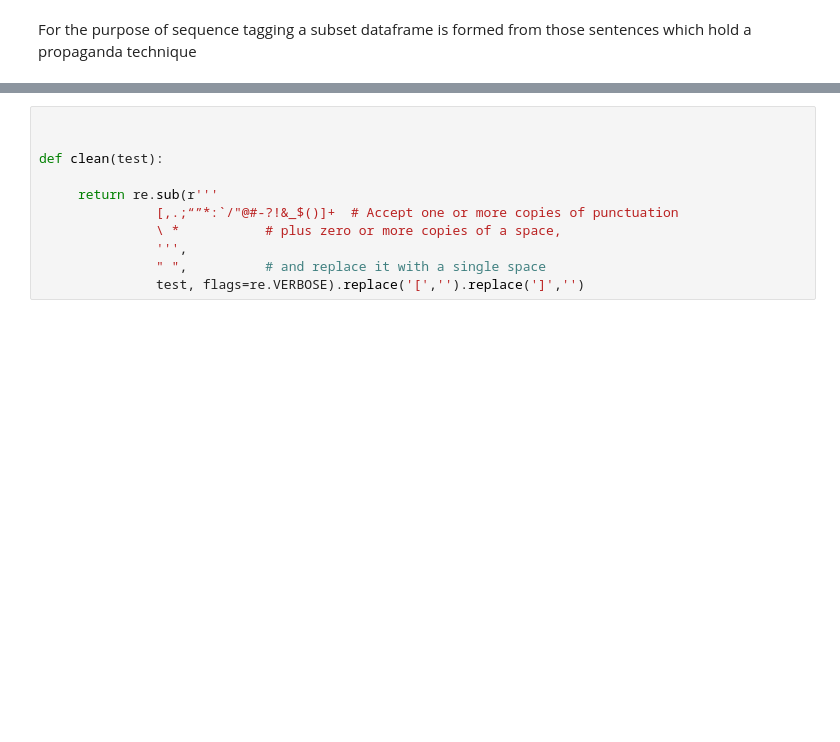
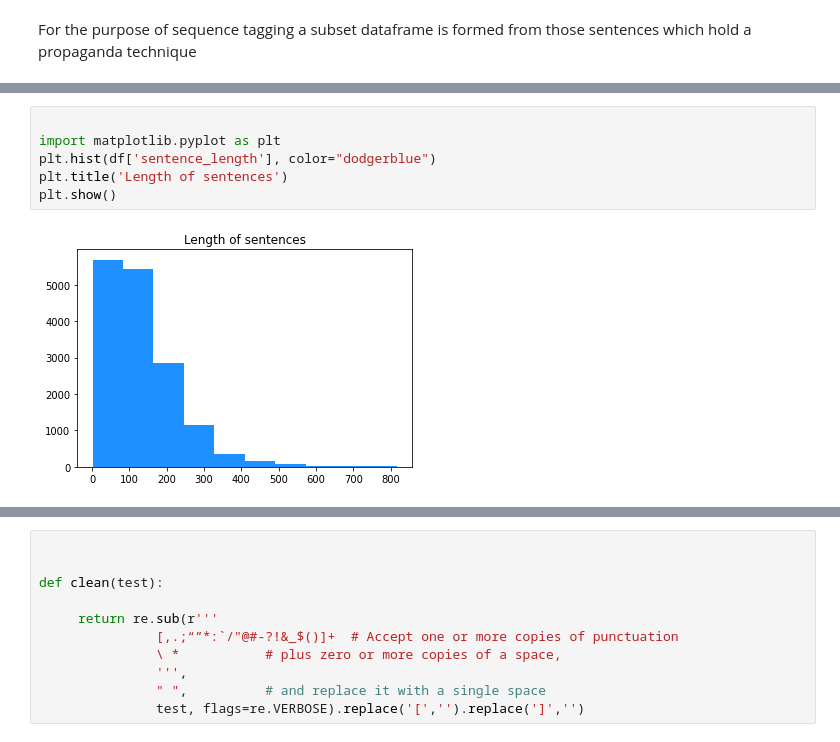
Before and after one commit to linhnguyen222/DPS-Silo, a Jupyter notebook: SeqTagMulticlass_Luna.ipynb, the cells around one changed output, grey strips where cells are left out. Cells and saved outputs as stored; diff of their text form; blank space fills up the shorter version.

```diff
--- a/SeqTagMulticlass_Luna.ipynb
+++ b/SeqTagMulticlass_Luna.ipynb
@@ -219,0 +241,8 @@ For the purpose of sequence tagging a subset dataframe is formed from those sent
+# %%
+
+import matplotlib.pyplot as plt
+plt.hist(df['sentence_length'], color="dodgerblue")
+plt.title('Length of sentences')
+plt.show()
+# %% [output]
+[figure, added]
```
Also changed, not shown: parts of 26 cells of this notebook.
